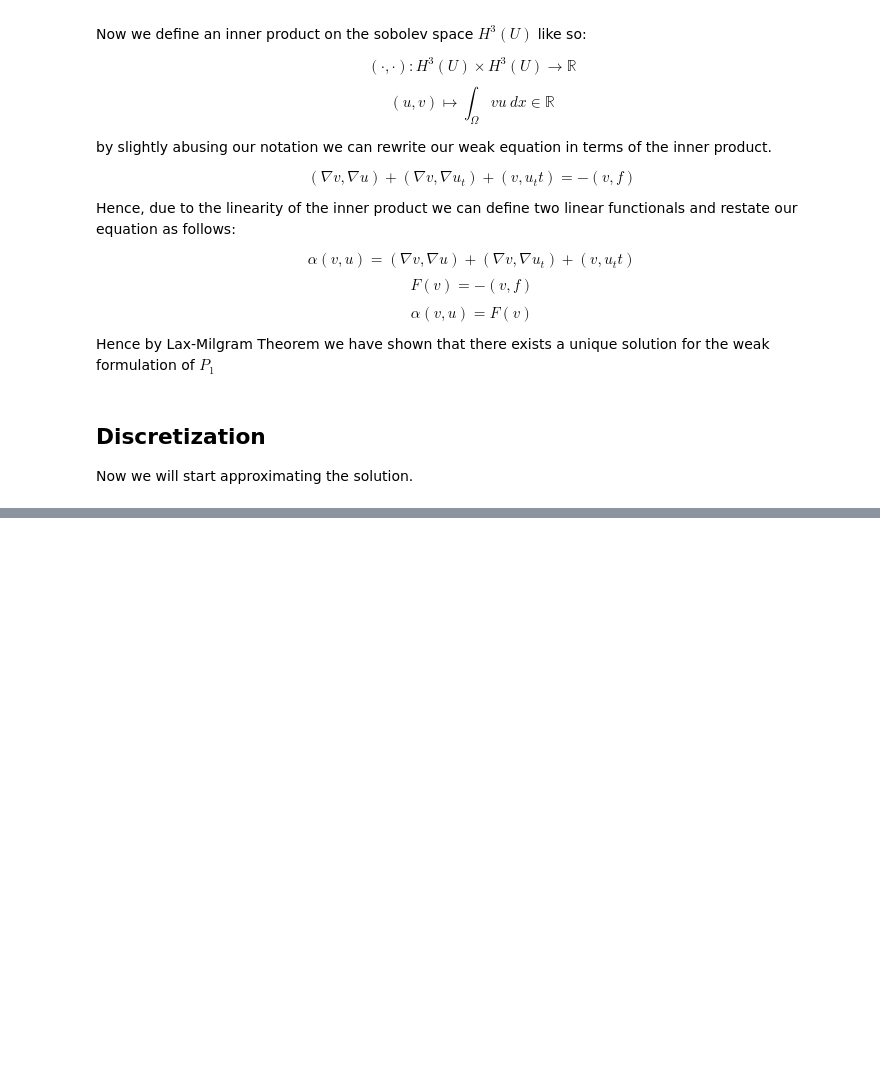
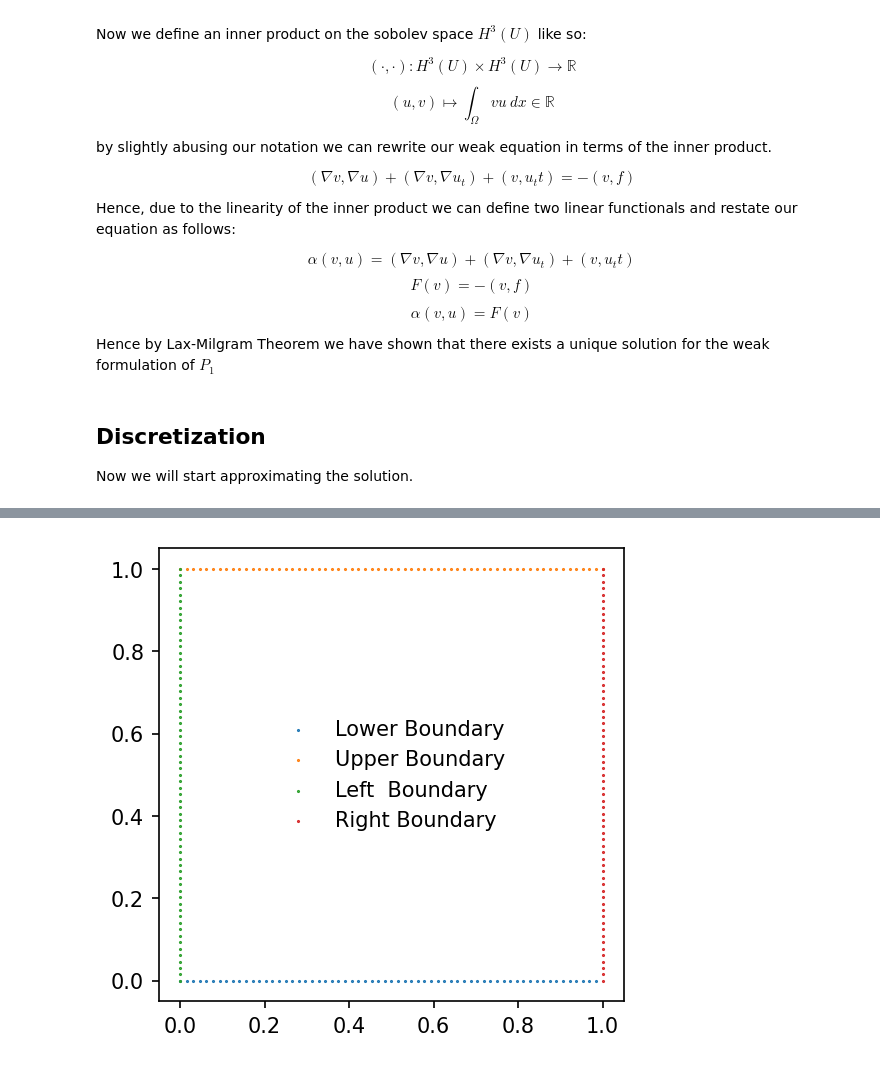
Before and after one commit to nyuad-astroparticle/LXe-Phonon, a Jupyter notebook: Simulation/1.Solving_Engine/Theory_FEM.ipynb, the cells around one changed output, grey strips where cells are left out. Saved outputs shown, nothing was run; the diff lists cells and outputs as text; code cells hidden in the pictures; blank space fills up the shorter version.

```diff
--- a/Simulation/1.Solving_Engine/Theory_FEM.ipynb
+++ b/Simulation/1.Solving_Engine/Theory_FEM.ipynb
@@ -257,0 +266,27 @@ from scipy.linalg.solve import solve
+# %%
+# Boundary Conditions
+# To implement boundary conditions we have to identify the edges of our points.
+
+
+def get_boundary(points):
+    '''Returns a list of boundary point indexes'''
+
+    pts = points.tolist()
+    bd_lower = np.arange(0,pts.index([1,0]))
+    bd_upper = np.arange(pts.index([0,1]),len(pts))
+    bd_left  = [pts.index(p) for p in pts if p[0]==0]
+    bd_right = [pts.index(p) for p in pts if p[0]==1]
+
+    return bd_lower,bd_upper,bd_left,bd_right
+
+bd_lower,bd_upper,bd_left,bd_right = get_boundary(points)
+
+# Print the boundary
+plt.figure(figsize=(4,4),dpi=150)
+plt.scatter(*points[bd_lower].T,label='Lower Boundary',marker='.',s=1)
+plt.scatter(*points[bd_upper].T,label='Upper Boundary',marker='.',s=1)
+plt.scatter(*points[bd_left].T, label='Left  Boundary',marker='.',s=1)
+plt.scatter(*points[bd_right].T,label='Right Boundary',marker='.',s=1)
+plt.legend(frameon=False);
+# %% [output]
+[figure, added]
```
Also changed, not shown: parts of 6 cells of this notebook.
